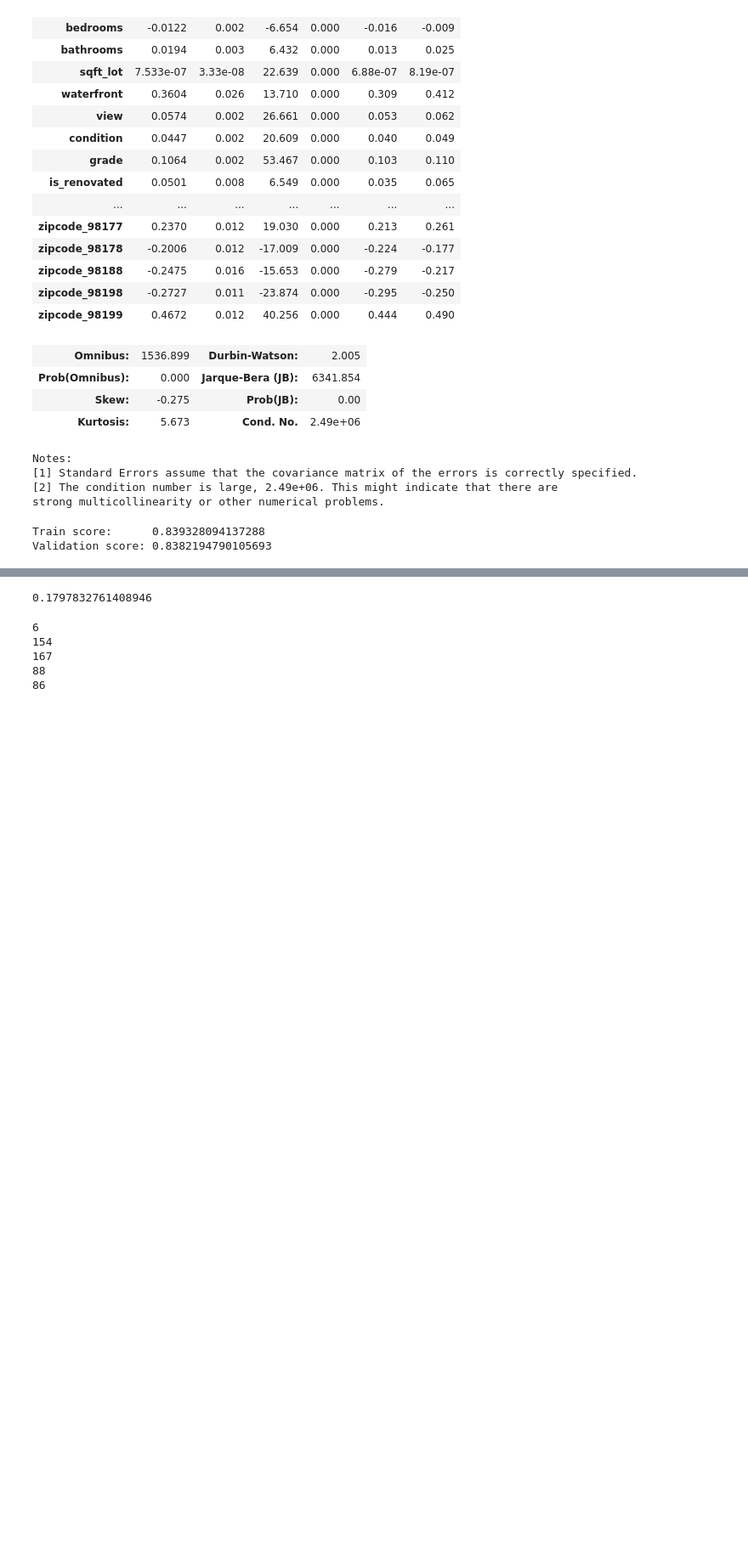
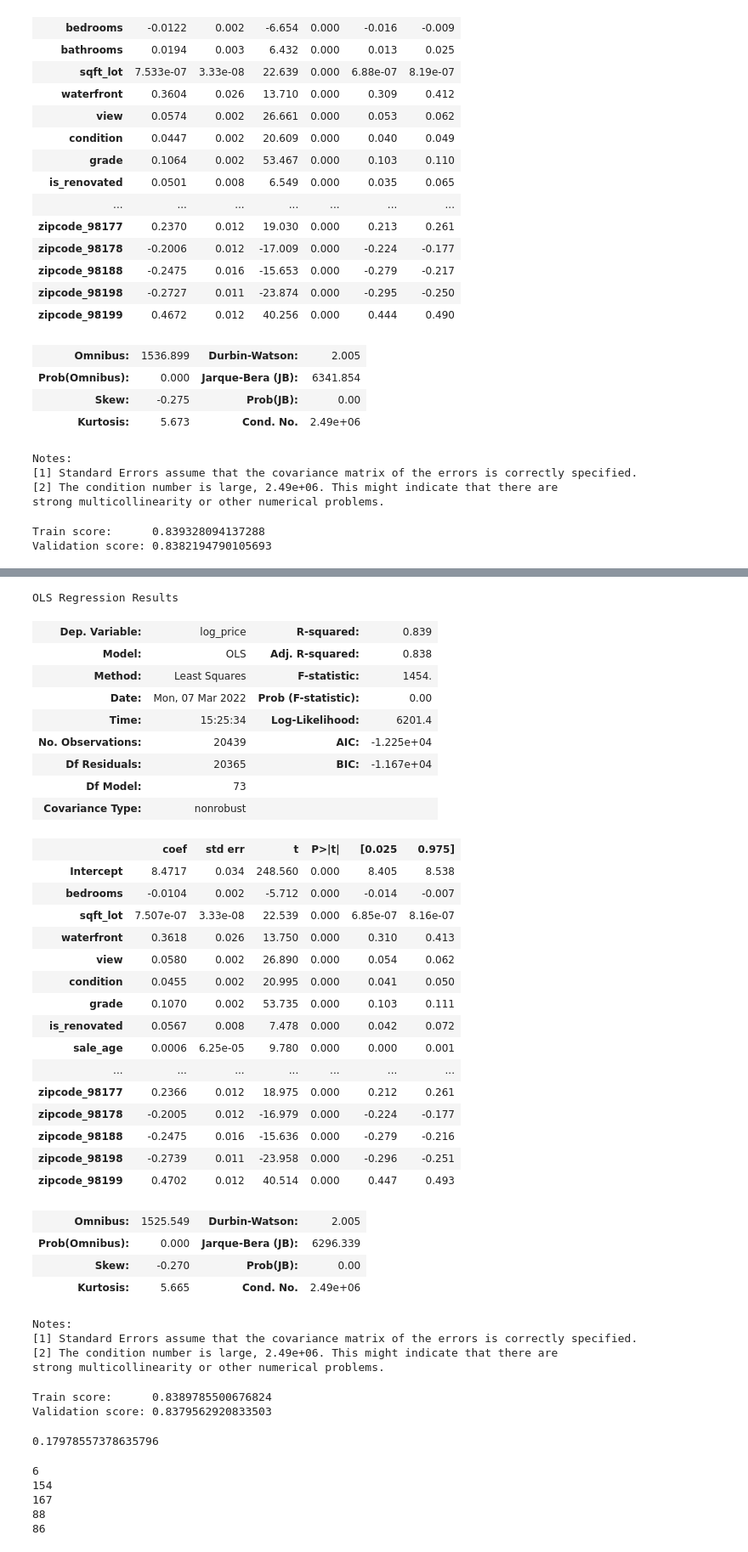
Before and after one commit to cmhollman/dsc-phase-2-project-v2-3, a Jupyter notebook: student.ipynb, the cells around one changed output, grey strips where cells are left out. Shown at 85% size. Saved outputs shown, nothing was run; the diff lists cells and outputs as text; code cells hidden in the pictures; blank space fills up the shorter version.

```diff
--- a/student.ipynb
+++ b/student.ipynb
@@ -636,0 +682,3 @@ X_train, X_test, y_train, y_test = train_test_split(X_final,
+# %%
+#dropping bathrooms
+kc_final.drop('bathrooms',axis=1, inplace=True)
@@ -637,6 +698,75 @@ X_train, X_test, y_train, y_test = train_test_split(X_final,
+# %%
+outcome = 'log_price'
+predictors = kc_final.drop(['log_price'], axis=1)
+pred_sum = '+'.join(predictors.columns)
+formula = outcome + '~' + pred_sum
+model = ols(formula=formula, data=kc_final).fit()
+
+
+model.summary()
+# %% [output]
+OLS Regression Results
+| Dep. Variable: | log_price | R-squared: | 0.839 |
+| Model: | OLS | Adj. R-squared: | 0.838 |
+| Method: | Least Squares | F-statistic: | 1454. |
+| Date: | Mon, 07 Mar 2022 | Prob (F-statistic): | 0.00 |
+| Time: | 15:25:34 | Log-Likelihood: | 6201.4 |
+| No. Observations: | 20439 | AIC: | -1.225e+04 |
+| Df Residuals: | 20365 | BIC: | -1.167e+04 |
+| Df Model: | 73 |  |  |
+| Covariance Type: | nonrobust |  |  |
+|  | coef | std err | t | P>|t| | [0.025 | 0.975] |
+| Intercept | 8.4717 | 0.034 | 248.560 | 0.000 | 8.405 | 8.538 |
+| bedrooms | -0.0104 | 0.002 | -5.712 | 0.000 | -0.014 | -0.007 |
+| sqft_lot | 7.507e-07 | 3.33e-08 | 22.539 | 0.000 | 6.85e-07 | 8.16e-07 |
+| waterfront | 0.3618 | 0.026 | 13.750 | 0.000 | 0.310 | 0.413 |
+| view | 0.0580 | 0.002 | 26.890 | 0.000 | 0.054 | 0.062 |
+| condition | 0.0455 | 0.002 | 20.995 | 0.000 | 0.041 | 0.050 |
+| grade | 0.1070 | 0.002 | 53.735 | 0.000 | 0.103 | 0.111 |
+| is_renovated | 0.0567 | 0.008 | 7.478 | 0.000 | 0.042 | 0.072 |
+| sale_age | 0.0006 | 6.25e-05 | 9.780 | 0.000 | 0.000 | 0.001 |
+| ... | ... | ... | ... | ... | ... | ... |
+| zipcode_98177 | 0.2366 | 0.012 | 18.975 | 0.000 | 0.212 | 0.261 |
+| zipcode_98178 | -0.2005 | 0.012 | -16.979 | 0.000 | -0.224 | -0.177 |
+| zipcode_98188 | -0.2475 | 0.016 | -15.636 | 0.000 | -0.279 | -0.216 |
+| zipcode_98198 | -0.2739 | 0.011 | -23.958 | 0.000 | -0.296 | -0.251 |
+| zipcode_98199 | 0.4702 | 0.012 | 40.514 | 0.000 | 0.447 | 0.493 |
+| Omnibus: | 1525.549 | Durbin-Watson: | 2.005 |
+| Prob(Omnibus): | 0.000 | Jarque-Bera (JB): | 6296.339 |
+| Skew: | -0.270 | Prob(JB): | 0.00 |
+| Kurtosis: | 5.665 | Cond. No. | 2.49e+06 |
+Notes:
+[1] Standard Errors assume that the covariance matrix of the errors is correctly specified.
+[2] The condition number is large, 2.49e+06. This might indicate that there are
+strong multicollinearity or other numerical problems.
+# %%
+X_final = kc_final.drop(['log_price'],axis=1)
+y_final = kc_final['log_price']
+final_model = LinearRegression()
+splitter = ShuffleSplit(n_splits=5, test_size=0.4, random_state=7)
+
+baseline_scores = cross_validate(
+    estimator=final_model,
+    X=X_final,
+    y=y_final,
+    return_train_score=True,
+    cv=splitter)
+
+
+print("Train score:     ", baseline_scores["train_score"].mean())
+print("Validation score:", baseline_scores["test_score"].mean())
+# %% [output]
+Train score:      0.8389785500676824
+Validation score: 0.8379562920833503
 # %%
+X_train, X_test, y_train, y_test = train_test_split(X_final,
+                                                    y_final,
+                                                    test_size=0.33,
+                                                    random_state=7)
+
+#calculating MSE
 final_model.fit(X_train, y_train)
 mean_squared_error(y_test, final_model.predict(X_test), squared=False)
 # %% [output]
-0.1797832761408946
+0.17978557378635796
 # %%
```
Also changed, not shown: parts of 65 cells of this notebook.
